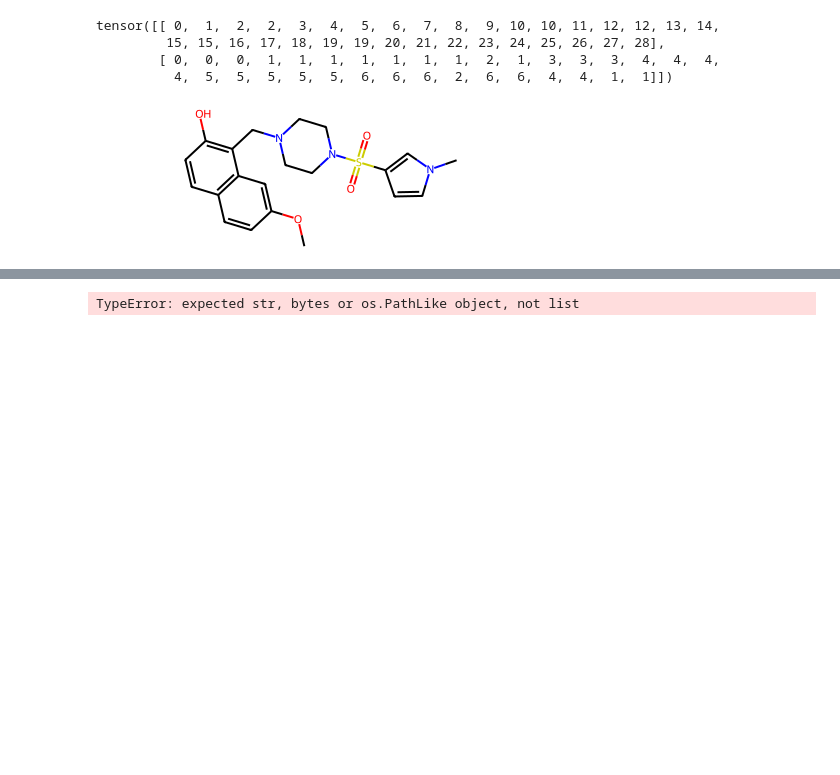
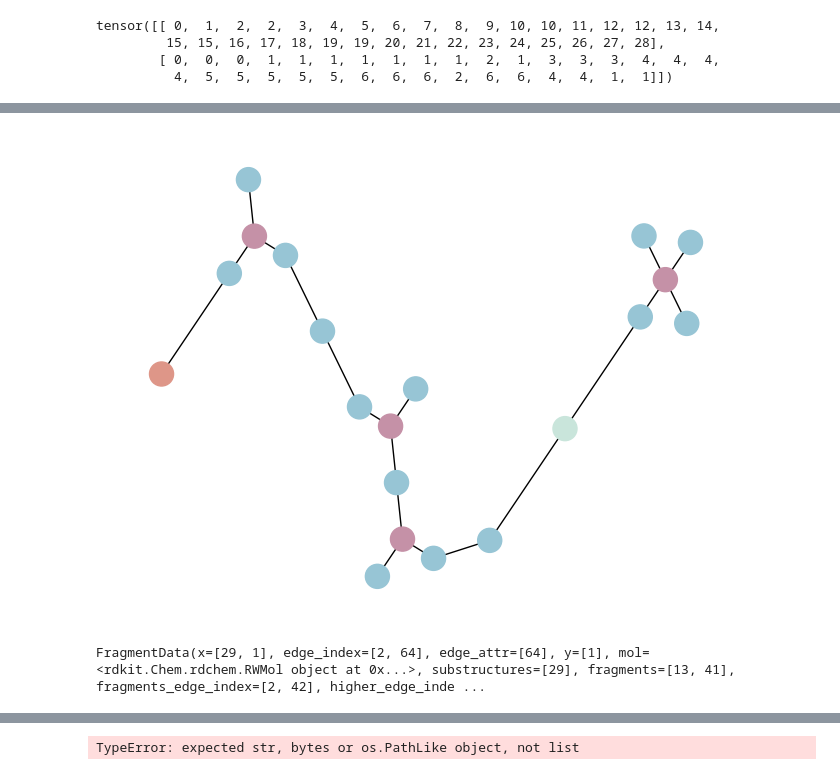
Before and after one commit to KemperNiklas/FragNet, a Jupyter notebook: datasets/fragmentation_test.ipynb, the cells around one changed output, grey strips where cells are left out. Drawn from its saved outputs; the diff is of its cells as text; code cells hidden in the pictures; blank space fills up the shorter version.

```diff
--- a/datasets/fragmentation_test.ipynb
+++ b/datasets/fragmentation_test.ipynb
@@ -44,7 +157,10 @@ tensor([[ 0,  1,  2,  2,  3,  4,  5,  6,  7,  8,  9, 10, 10, 11, 12, 12, 13, 14,
          15, 15, 16, 17, 18, 19, 19, 20, 21, 22, 23, 24, 25, 26, 27, 28],
         [ 0,  0,  0,  1,  1,  1,  1,  1,  1,  1,  2,  1,  3,  3,  3,  4,  4,  4,
           4,  5,  5,  5,  5,  5,  6,  6,  6,  2,  6,  6,  4,  4,  1,  1]])
-# %%
-data[0].mol
-# %% [output]
-[figure, removed]
+# %%
+from IPython.display import SVG
+from visualization.visualize_molecules import to_SVG
+rings_edges = frag.RingsEdges(max_ring= 15)
+higher_level = frag.HigherLevelGraph(vocab_size = 40, neighbor = "tree")
+SVG(to_SVG(higher_level(rings_edges(data[40])), higher_level= True))
+# %% [output]
@@ -50,0 +168,5 @@ data[0].mol
+[figure, added]
+# %%
+graph
+# %% [output]
+FragmentData(x=[29, 1], edge_index=[2, 64], edge_attr=[64], y=[1], mol=<rdkit.Chem.rdchem.RWMol object at 0x...>, substructures=[29], fragments=[13, 41], fragments_edge_index=[2, 42], higher_edge_inde ...
```
Also changed, not shown: parts of 21 cells of this notebook, 25 other files.
